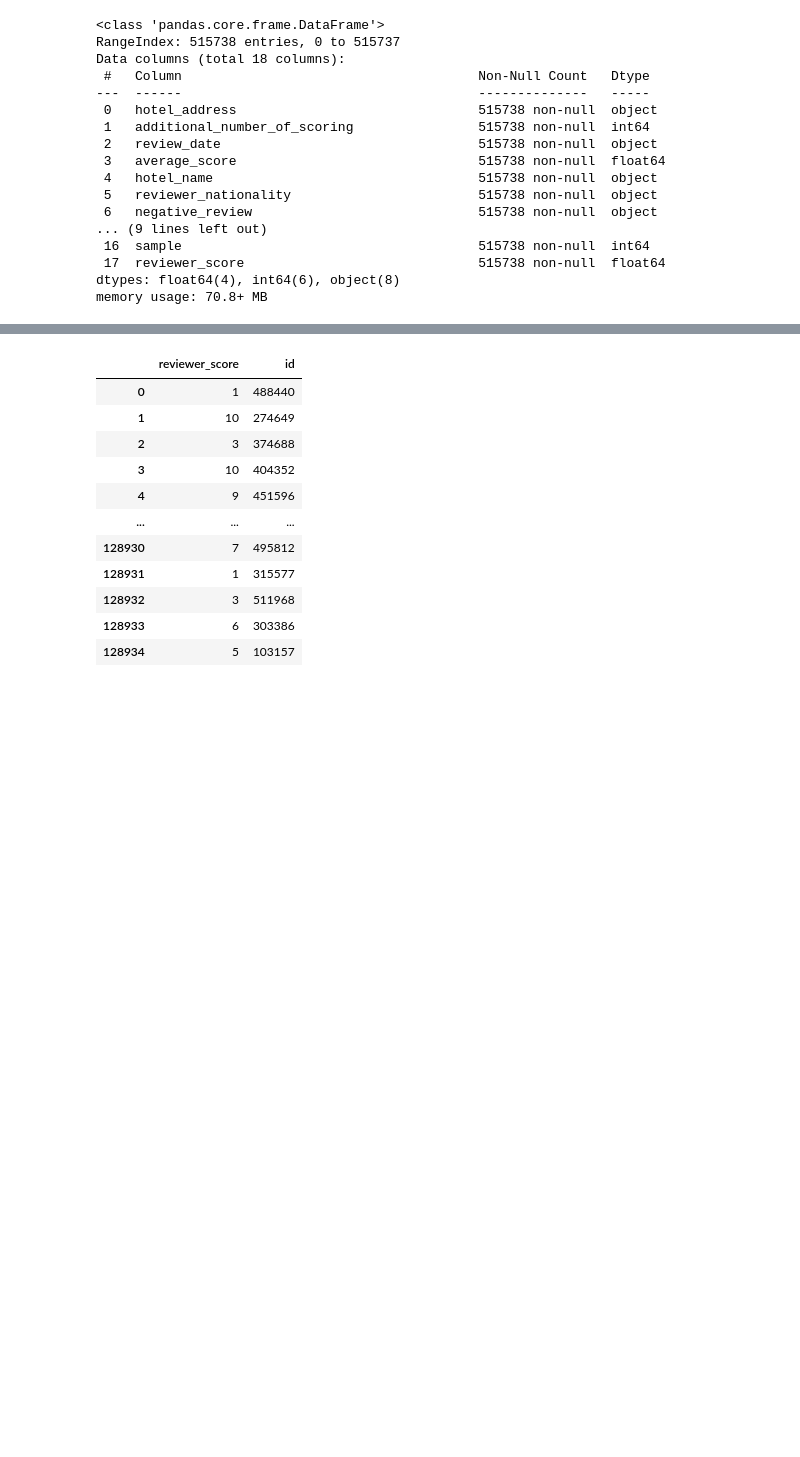
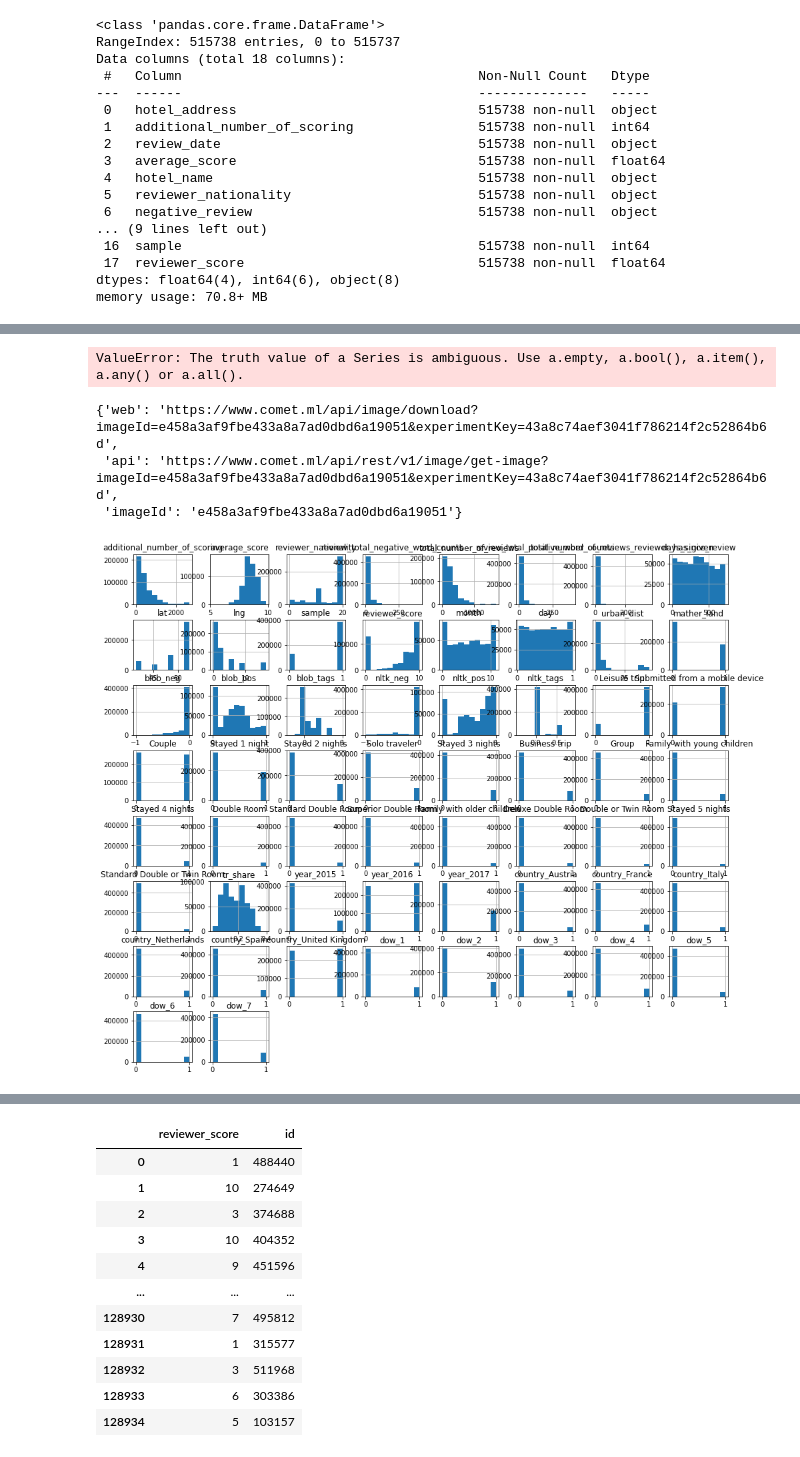
Before and after one commit to Dekoz3/VS_code, a Jupyter notebook: Project_3/project-3-hotels-score-prediction.ipynb, the cells around one changed output, grey strips where cells are left out. Cells and saved outputs as stored; diff of their text form; code cells hidden in the pictures; blank space fills up the shorter version.

```diff
--- a/Project_3/project-3-hotels-score-prediction.ipynb
+++ b/Project_3/project-3-hotels-score-prediction.ipynb
@@ -271,0 +339,17 @@ memory usage: 47.2 MB
+# %%
+categorical_columns_names = ['year', 'country', 'dow']
+data = pd.get_dummies(data, columns = categorical_columns_names)
+# MAPE: 12.467861978966885 OneHotEncoding
+
+from sklearn.preprocessing import LabelEncoder
+# import category_encoders as ce
+# # creating instance of labelencoder
+encoder = LabelEncoder()
+# # encoder = ce.HashingEncoder()
+# # Assigning numerical values and storing in another column
+data['reviewer_nationality'] = encoder.fit_transform(data['reviewer_nationality'])
+data['month'] = encoder.fit_transform(data['month'])
+# MAPE: 12.42523039953605 label encoder reviewer_nationality
+# MAPE: 12.404010271383388 OneHotEncoding reviewer_nationality
+# MAPE: 12.465436390466763 PolynomialEncoder reviewer_nationality
+# MAPE: 12.460527000104966 ce.HashingEncoder reviewer_nationality
@@ -271,0 +358,19 @@ memory usage: 47.2 MB
+# %%
+# убираем признаки которые еще не успели обработать,
+# модель на признаках с dtypes "object" обучаться не будет, просто выберим их и удалим
+object_columns = [s for s in data.columns if data[s].dtypes == 'object']
+data.drop(object_columns, axis = 1, inplace=True)
+data.drop('review_date', axis = 1, inplace=True)
+data.drop('lat_cc', axis = 1, inplace=True)
+data.drop('lng_cc', axis = 1, inplace=True)
+# %% [output]
+ValueError: The truth value of a Series is ambiguous. Use a.empty, a.bool(), a.item(), a.any() or a.all().
+# %%
+data.hist(figsize=(16,14));
+#логируем гистограмму
+experiment.log_figure()
+# %% [output]
+{'web': 'https://www.comet.ml/api/image/download?imageId=e458a3af9fbe433a8a7ad0dbd6a19051&experimentKey=43a8c74aef3041f786214f2c52864b6d',
+ 'api': 'https://www.comet.ml/api/rest/v1/image/get-image?imageId=e458a3af9fbe433a8a7ad0dbd6a19051&experimentKey=43a8c74aef3041f786214f2c52864b6d',
+ 'imageId': 'e458a3af9fbe433a8a7ad0dbd6a19051'}
+[figure, added]
```
Also changed, not shown: parts of 75 cells of this notebook, 12 other files.
